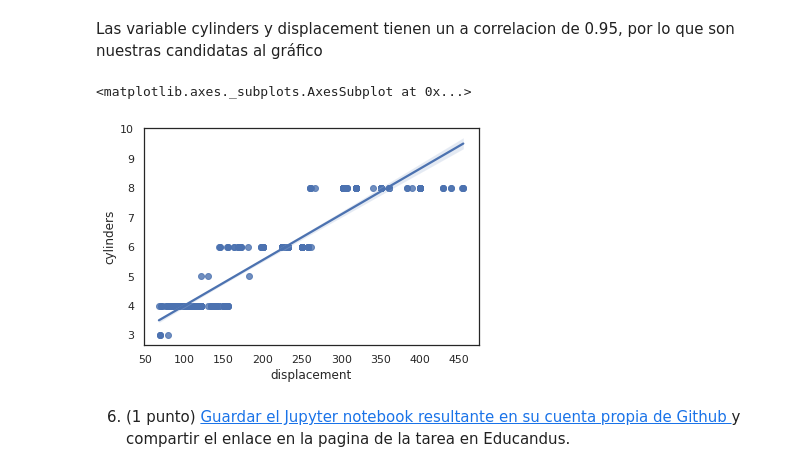
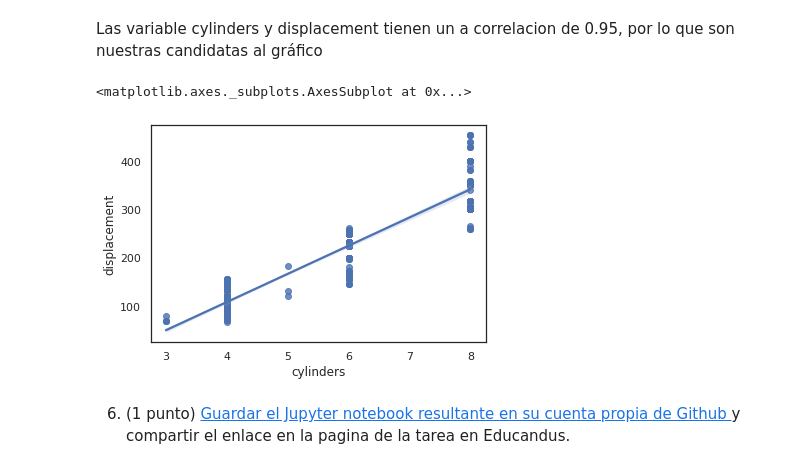
Before and after one commit to matiasenriqueva/MachineLearning, a Jupyter notebook: Tarea_S7.ipynb, the cells around one changed output. Saved outputs shown, nothing was run; the diff lists cells and outputs as text; code cells hidden in the pictures.

```diff
--- a/Tarea_S7.ipynb
+++ b/Tarea_S7.ipynb
@@ -184,9 +184,9 @@ mean_squared_error(y_test, predict)
 # %% [markdown]
 Las variable cylinders y displacement tienen un a correlacion de 0.95, por lo que son nuestras candidatas al gráfico
 # %%
-sns.regplot(x="displacement", y="cylinders", data=mpg)
+sns.regplot(x="cylinders", y="displacement", data=mpg)
 # %% [output]
 <matplotlib.axes._subplots.AxesSubplot at 0x...>
-[figure, old version]
+[figure, new version]
 # %% [markdown]
 6) (1 punto) [Guardar el Jupyter notebook resultante en su cuenta propia de Github ](https://bebi103a.github.io/lessons/02/git_with_colab.html) y compartir el enlace en la pagina de la tarea en Educandus.
```
